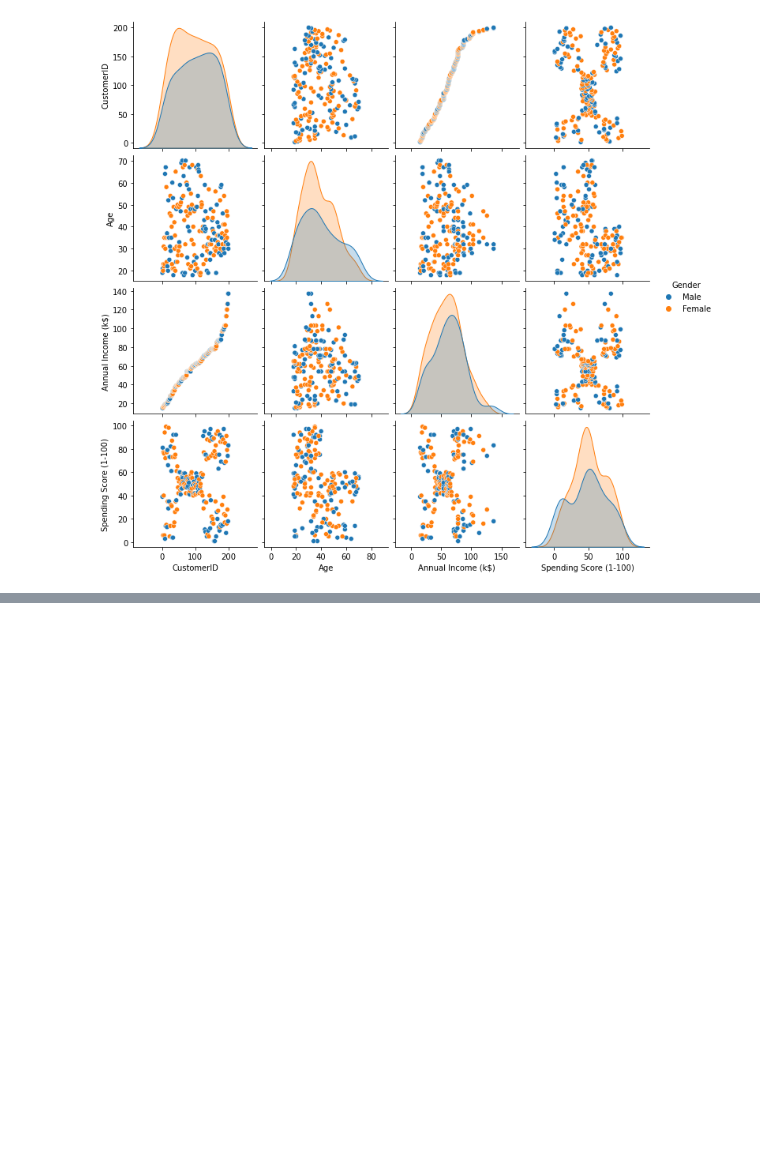
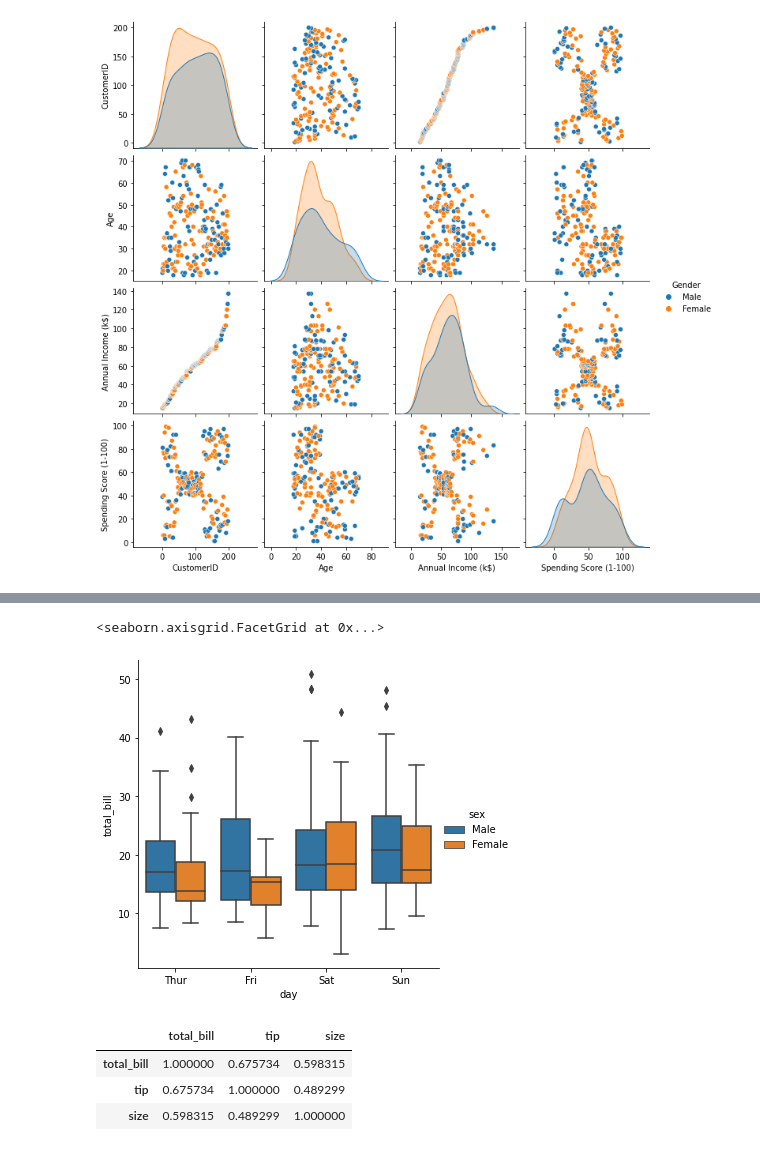
Before and after one commit to leeran7/data-science-class, a Jupyter notebook: notes9.ipynb, the cells around one changed output, grey strips where cells are left out. Saved outputs shown, nothing was run; the diff lists cells and outputs as text; code cells hidden in the pictures; blank space fills up the shorter version.

```diff
--- a/notes9.ipynb
+++ b/notes9.ipynb
@@ -184,0 +202,12 @@ sns.pairplot(mall, hue="Gender")
+# %%
+sns.catplot(x='day', y='total_bill', kind='box', data=tips, hue='sex')
+# %% [output]
+<seaborn.axisgrid.FacetGrid at 0x...>
+[figure, added]
+# %%
+tips.corr()
+# %% [output]
+|  | total_bill | tip | size |
+| total_bill | 1.000000 | 0.675734 | 0.598315 |
+| tip | 0.675734 | 1.000000 | 0.489299 |
+| size | 0.598315 | 0.489299 | 1.000000 |
```
Also changed, not shown: parts of 5 cells of this notebook, 3 other files.
